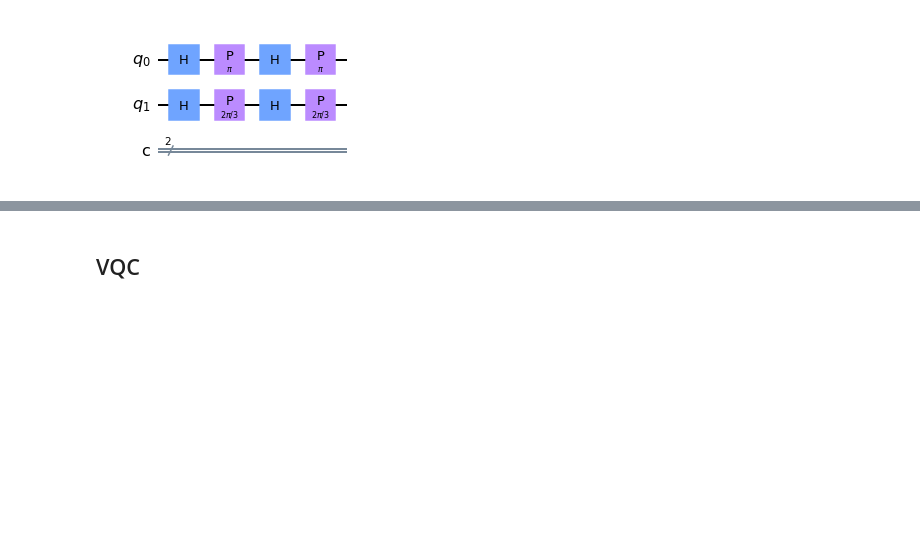
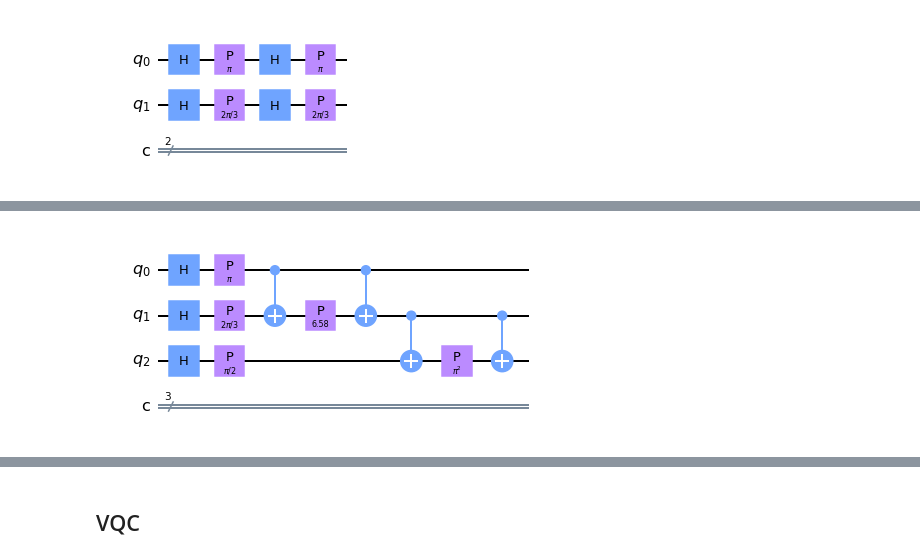
Before and after one commit to cwjsdsu/Qractice, a Jupyter notebook: Cole/VariationalQuantumClassifierPart2.ipynb, the cells around one changed output, grey strips where cells are left out. Saved outputs shown, nothing was run; the diff lists cells and outputs as text; code cells hidden in the pictures; blank space fills up the shorter version.

```diff
--- a/Cole/VariationalQuantumClassifierPart2.ipynb
+++ b/Cole/VariationalQuantumClassifierPart2.ipynb
@@ -59,0 +133,5 @@ fmap.draw('mpl')
+# %%
+fmap = MyZZFeatureMap(3, np.array([np.pi/2, np.pi/3, np.pi/4]))
+fmap.draw('mpl')
+# %% [output]
+[figure, added]
```
Also changed, not shown: parts of 44 cells of this notebook.
